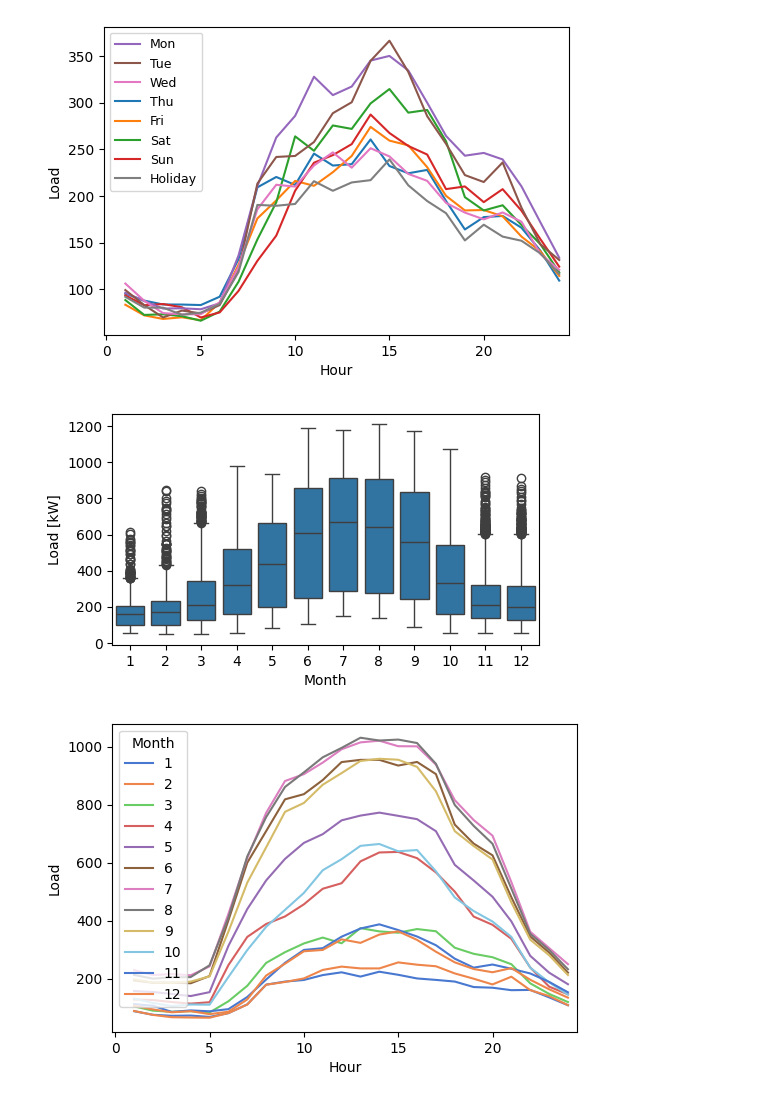
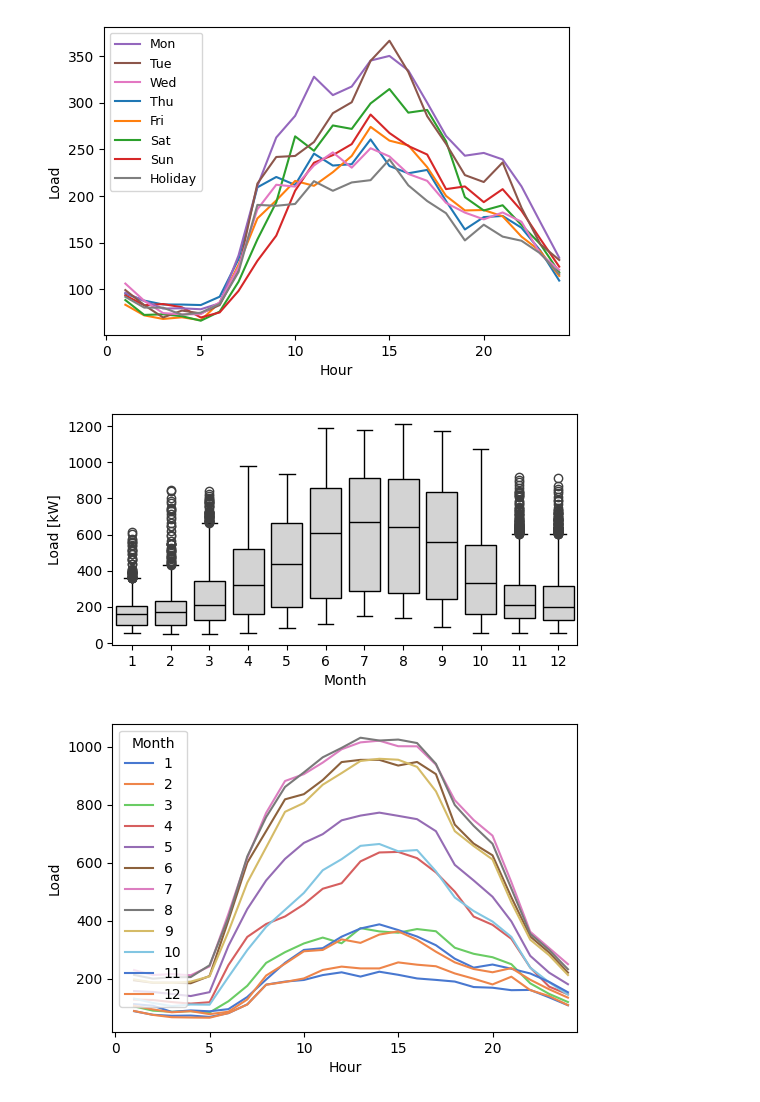
Before and after one commit to jkompan/microgrid, a Jupyter notebook: 1-microgrid-TX-analysis.ipynb, the cells around one changed output. Cells and saved outputs as stored; diff of their text form; code cells hidden in the pictures.

```diff
--- a/1-microgrid-TX-analysis.ipynb
+++ b/1-microgrid-TX-analysis.ipynb
@@ -102,19 +115,27 @@ plt.show()
 # %% [output]
 [figure]
 # %%
-plt.figure(figsize=(5.5,3))
+props = {
+    'boxprops':{'facecolor':'lightgrey', 'edgecolor':'black'},
+    'medianprops':{'color':'black'},
+    'whiskerprops':{'color':'black'},
+    'capprops':{'color':'black'}
+}
+
+
+plt.figure(figsize=(6,3))
 sns.boxplot(x='Month', y='Load'
             #, hue='Month'
             , data=df
-            #,color='lightblue'
             #,palette='muted'
+            ,**props
             )
 plt.xlabel('Month')
 plt.ylabel('Load [kW]')
 #plt.title('',fontsize=12, fontweight='bold')
 plt.savefig('./plots/TX_boxplot_month.pdf', format='pdf', bbox_inches='tight')
 # %% [output]
-[figure, old version]
+[figure, new version]
 # %%
 plt.figure(figsize=(6,4))
 sns.lineplot(x='Hour',y='Load',hue='Month',data=df
```
Also changed, not shown: parts of 17 cells of this notebook, 4 other files.
